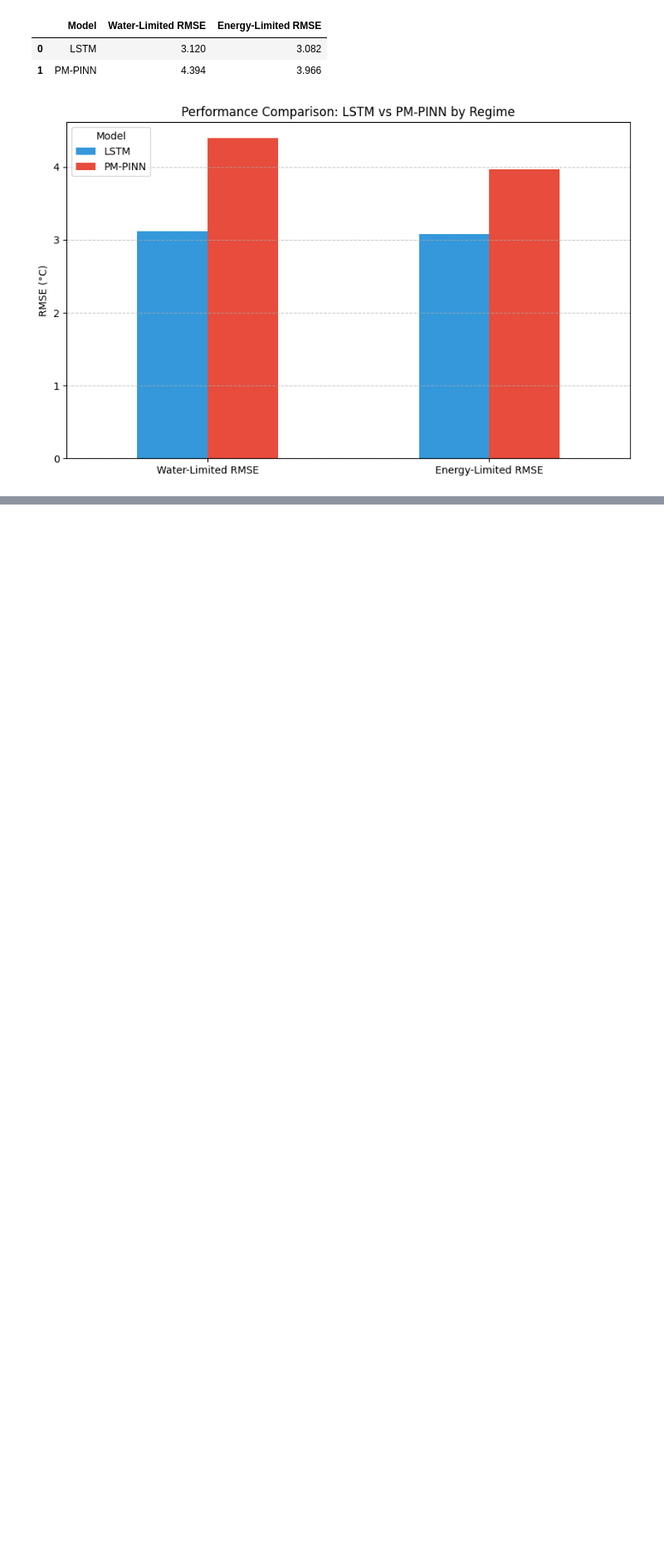
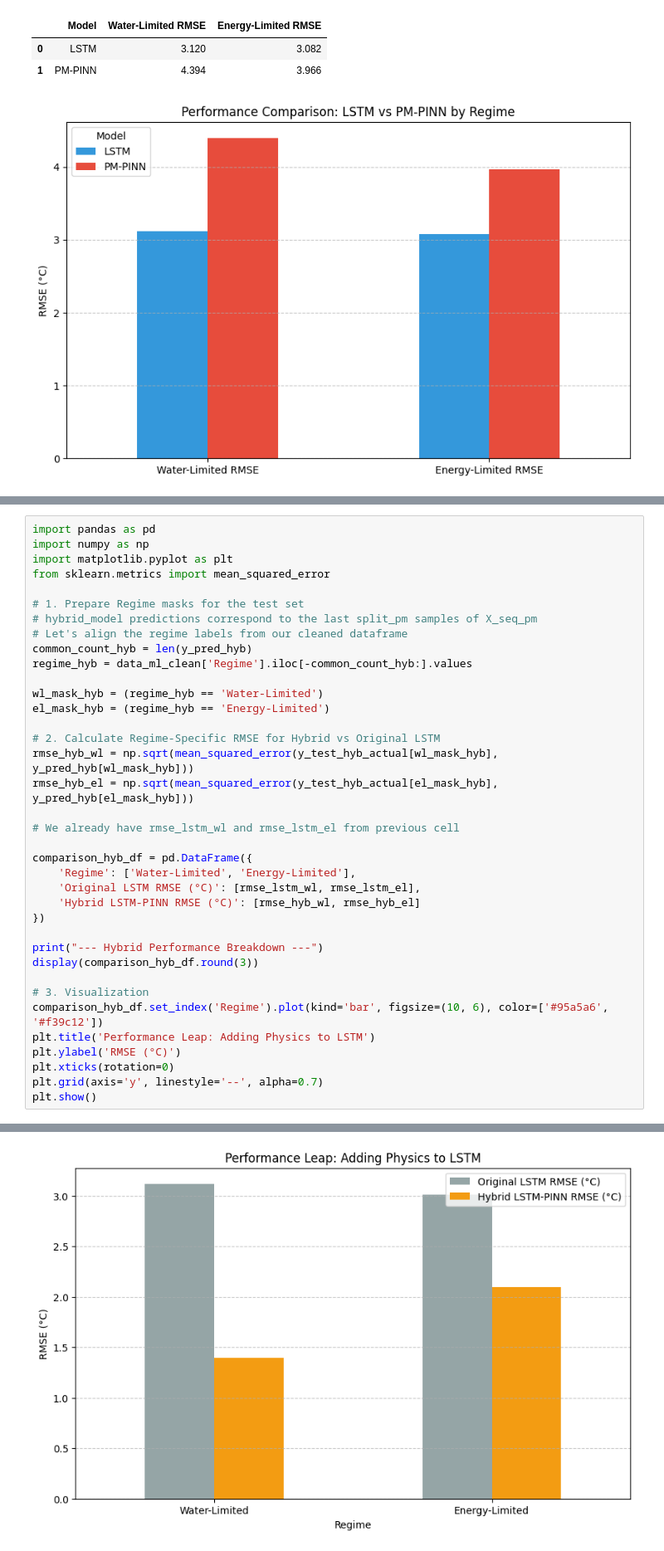
Before and after one commit to lauraalewis/WaterLimitedRegimes, a Jupyter notebook: PINNLSTMHybrid.ipynb, the cells around one changed output, grey strips where cells are left out. Shown at 83% size. Cells and saved outputs as stored; diff of their text form; blank space fills up the shorter version.

```diff
--- a/PINNLSTMHybrid.ipynb
+++ b/PINNLSTMHybrid.ipynb
@@ -797,0 +809,38 @@ print(f"Hybrid LSTM-PINN RMSE: {hybrid_rmse:.4f} C")
+# %%
+import pandas as pd
+import numpy as np
+import matplotlib.pyplot as plt
+from sklearn.metrics import mean_squared_error
+
+# 1. Prepare Regime masks for the test set
+# hybrid_model predictions correspond to the last split_pm samples of X_seq_pm
+# Let's align the regime labels from our cleaned dataframe
+common_count_hyb = len(y_pred_hyb)
+regime_hyb = data_ml_clean['Regime'].iloc[-common_count_hyb:].values
+
+wl_mask_hyb = (regime_hyb == 'Water-Limited')
+el_mask_hyb = (regime_hyb == 'Energy-Limited')
+
+# 2. Calculate Regime-Specific RMSE for Hybrid vs Original LSTM
+rmse_hyb_wl = np.sqrt(mean_squared_error(y_test_hyb_actual[wl_mask_hyb], y_pred_hyb[wl_mask_hyb]))
+rmse_hyb_el = np.sqrt(mean_squared_error(y_test_hyb_actual[el_mask_hyb], y_pred_hyb[el_mask_hyb]))
+
+# We already have rmse_lstm_wl and rmse_lstm_el from previous cell
+
+comparison_hyb_df = pd.DataFrame({
+    'Regime': ['Water-Limited', 'Energy-Limited'],
+    'Original LSTM RMSE (°C)': [rmse_lstm_wl, rmse_lstm_el],
+    'Hybrid LSTM-PINN RMSE (°C)': [rmse_hyb_wl, rmse_hyb_el]
+})
+
+print("--- Hybrid Performance Breakdown ---")
+display(comparison_hyb_df.round(3))
+
+# 3. Visualization
+comparison_hyb_df.set_index('Regime').plot(kind='bar', figsize=(10, 6), color=['#95a5a6', '#f39c12'])
+plt.title('Performance Leap: Adding Physics to LSTM')
+plt.ylabel('RMSE (°C)')
+plt.xticks(rotation=0)
+plt.grid(axis='y', linestyle='--', alpha=0.7)
+plt.show()
+# %% [output]
@@ -797,0 +851 @@ print(f"Hybrid LSTM-PINN RMSE: {hybrid_rmse:.4f} C")
+[figure, added]
```
Also changed, not shown: parts of 5 cells of this notebook.
